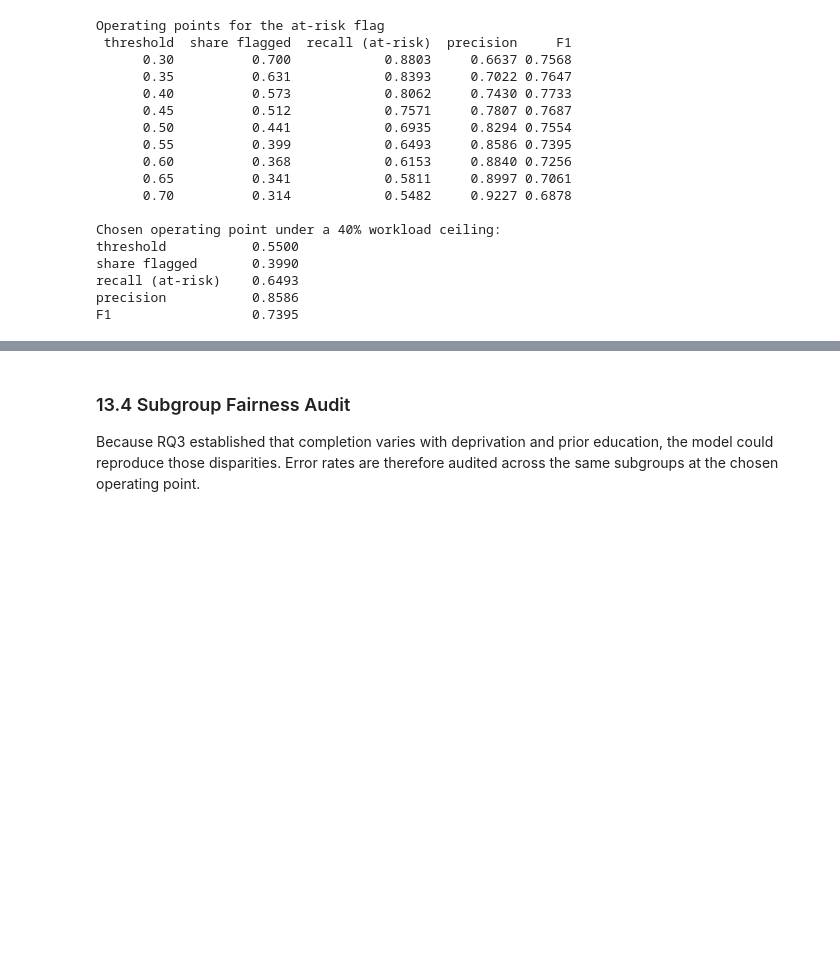
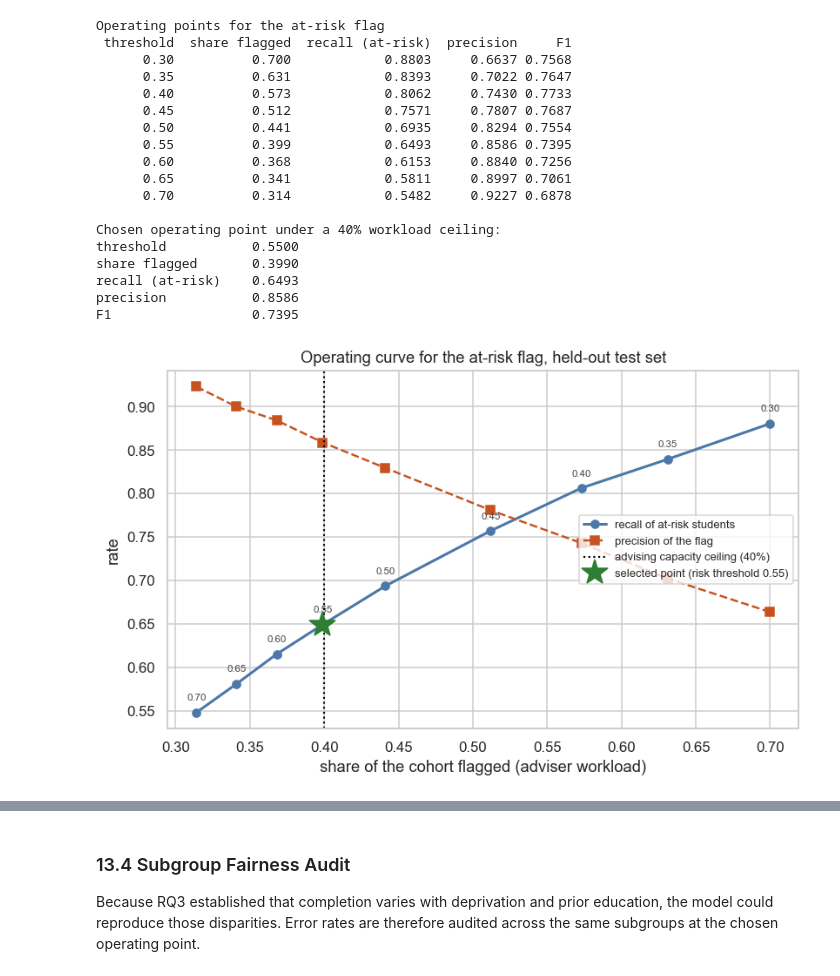
Before and after one commit to ekowhinson/oulad-completion-capstone, a Jupyter notebook: notebooks/oulad_completion_analysis.ipynb, the cells around one changed output, grey strips where cells are left out. Cells and saved outputs as stored; diff of their text form; code cells hidden in the pictures; blank space fills up the shorter version.

```diff
--- a/notebooks/oulad_completion_analysis.ipynb
+++ b/notebooks/oulad_completion_analysis.ipynb
@@ -1260,3 +1295,28 @@ share flagged       0.3990
 recall (at-risk)    0.6493
 precision           0.8586
 F1                  0.7395
+# %%
+# The threshold decision drawn as a curve rather than read from the table:
+# what each operating point costs in adviser workload and returns in coverage.
+fig, ax = plt.subplots(figsize=(7.6, 4.8))
+ax.plot(thr_table["share flagged"], thr_table["recall (at-risk)"], "o-",
+        color="#4C78A8", lw=2, label="recall of at-risk students")
+ax.plot(thr_table["share flagged"], thr_table["precision"], "s--",
+        color="#C7521F", lw=1.6, label="precision of the flag")
+ax.axvline(WORKLOAD_CAP, color="black", ls=":", lw=1.4,
+           label=f"advising capacity ceiling ({WORKLOAD_CAP:.0%})")
+ax.plot(chosen["share flagged"], chosen["recall (at-risk)"], "*",
+        ms=20, color="#2E7D32", zorder=5,
+        label=f"selected point (risk threshold {chosen['threshold']:.2f})")
+for _, r in thr_table.iterrows():
+    ax.annotate(f"{r['threshold']:.2f}",
+                (r["share flagged"], r["recall (at-risk)"]),
+                textcoords="offset points", xytext=(0, 9),
+                ha="center", fontsize=7.5, color="#444444")
+ax.set_xlabel("share of the cohort flagged (adviser workload)")
+ax.set_ylabel("rate")
+ax.set_title("Operating curve for the at-risk flag, held-out test set")
+ax.legend(loc="center right", fontsize=8.5)
+plt.tight_layout(); plt.show()
+# %% [output]
+[figure, added]
```
Also changed, not shown: parts of 8 cells of this notebook.
